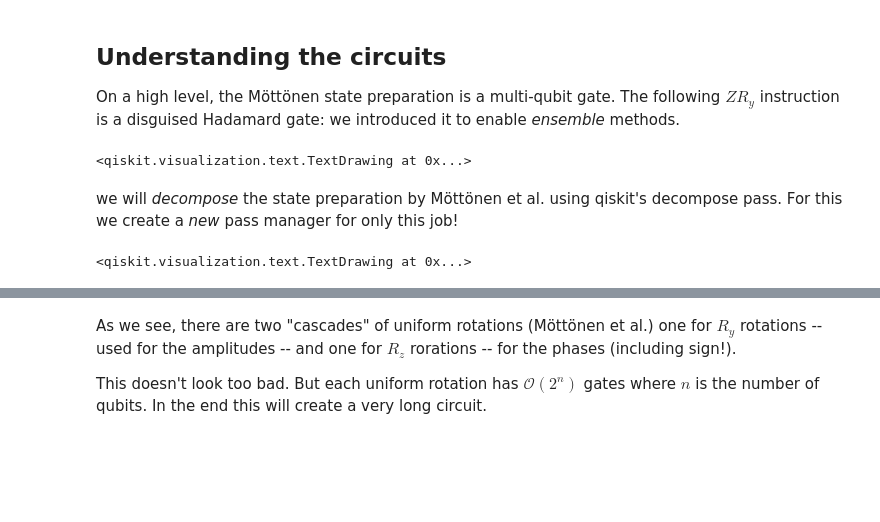
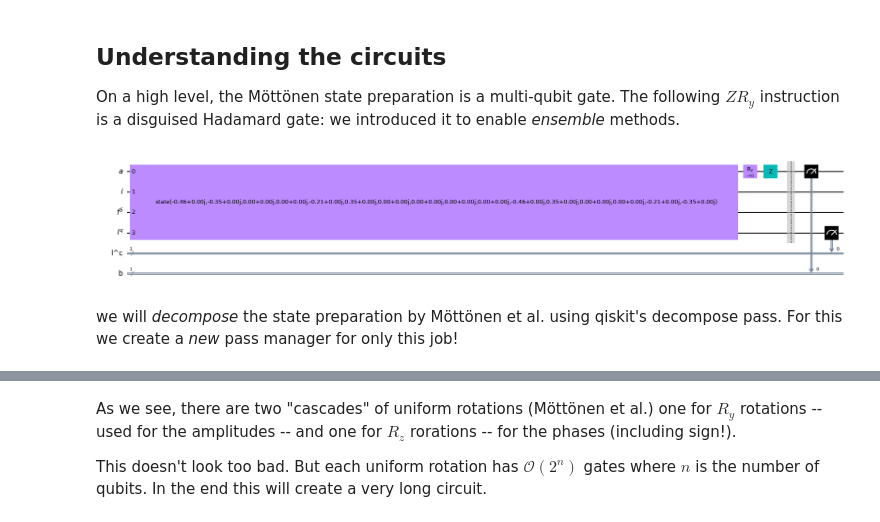
Before and after one commit to carstenblank/dc-qiskit-qml, a Jupyter notebook: examples/Iris Example.ipynb, the cells around one changed output, grey strips where cells are left out. Saved outputs shown, nothing was run; the diff lists cells and outputs as text; code cells hidden in the pictures; blank space fills up the shorter version.

```diff
--- a/examples/Iris Example.ipynb
+++ b/examples/Iris Example.ipynb
@@ -97,14 +99,9 @@ pipeline.predict(X_test), y_test
 On a high level, the Möttönen state preparation is a multi-qubit gate. The following $Z R_y$ instruction is
  a disguised Hadamard gate: we introduced it to enable _ensemble_ methods.
 # %%
-qml._last_predict_circuits[0].draw(line_length=120)
+qml._last_predict_circuits[0].draw(output="mpl", fold=-1)
 # %% [output]
-<qiskit.visualization.text.TextDrawing at 0x...>
+[figure, added]
 # %% [markdown]
 we will *decompose* the state preparation by Möttönen et al. using qiskit's decompose pass. For this we create a *new*
 pass manager for only this job!
-# %%
-qiskit.transpile(circuits=qml._last_predict_circuits[0],
-                 pass_manager=PassManager([Decompose(MöttönenStatePreparationGate)])).draw(line_length=120)
-# %% [output]
-<qiskit.visualization.text.TextDrawing at 0x...>
```
Also changed, not shown: parts of 15 cells of this notebook, 6 other files.
